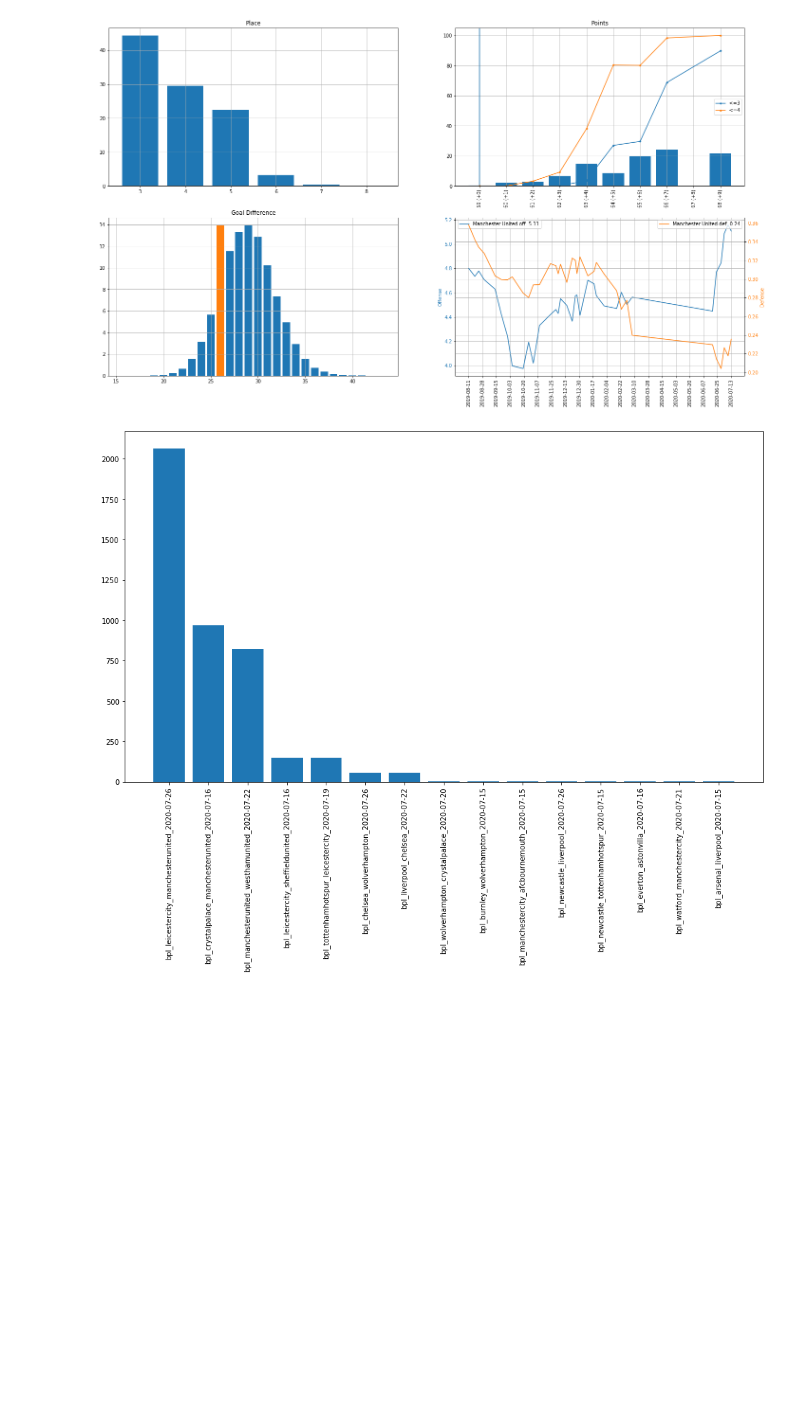
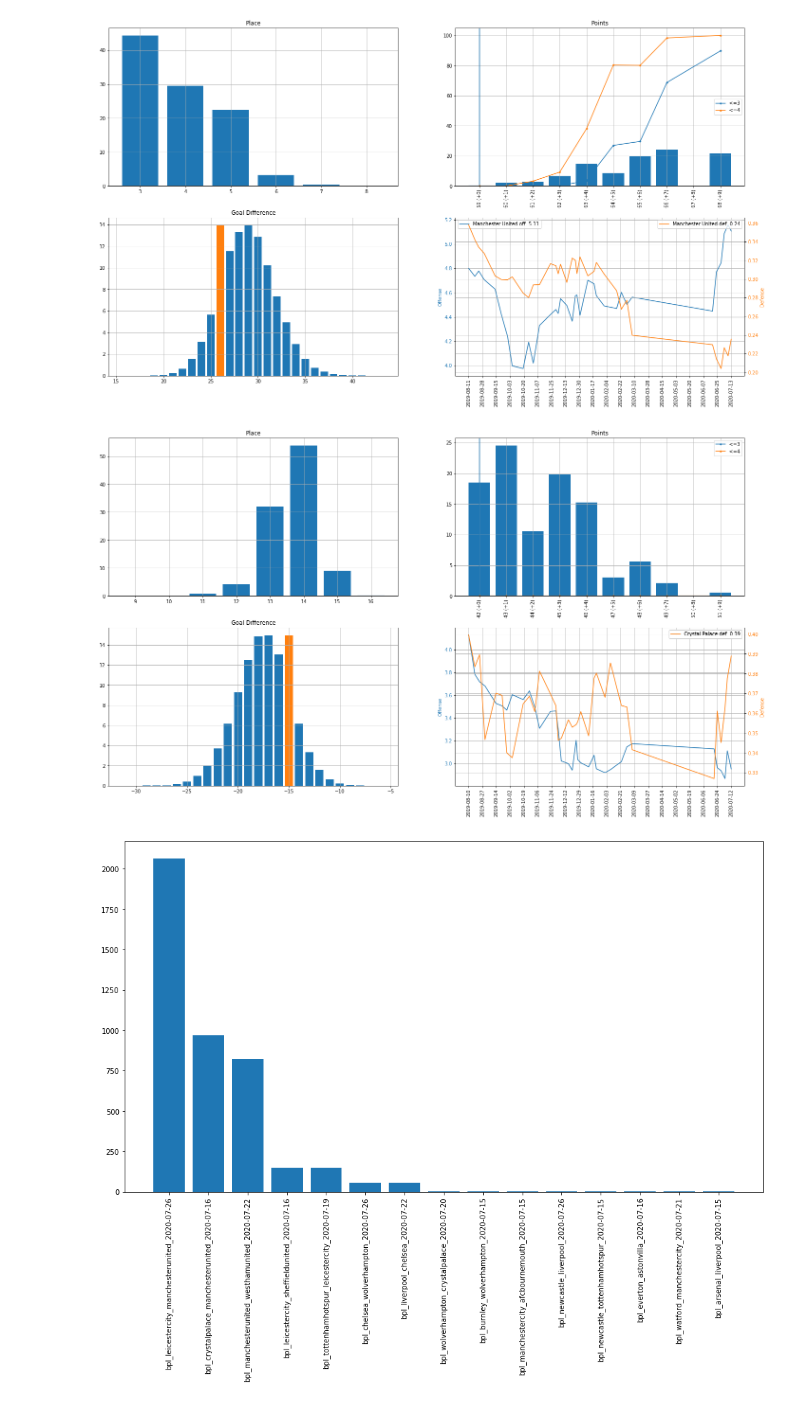
Before and after one commit to tchnvkng/football_sim, a Jupyter notebook: new_v.ipynb, the cells around one changed output. Cells and saved outputs as stored; diff of their text form; code cells hidden in the pictures; blank space fills up the shorter version.

```diff
--- a/new_v.ipynb
+++ b/new_v.ipynb
@@ -145,6 +150,10 @@ importance=importance[isort]
 season.team_report(my_team)
 # %% [output]
 [figure]
+# %%
+season.team_report(season.teams['Crystal Palace'])
+# %% [output]
+[figure, added]
 # %%
 n_plot=15
 
```
Also changed, not shown: parts of 2 cells of this notebook, 2 other files.
